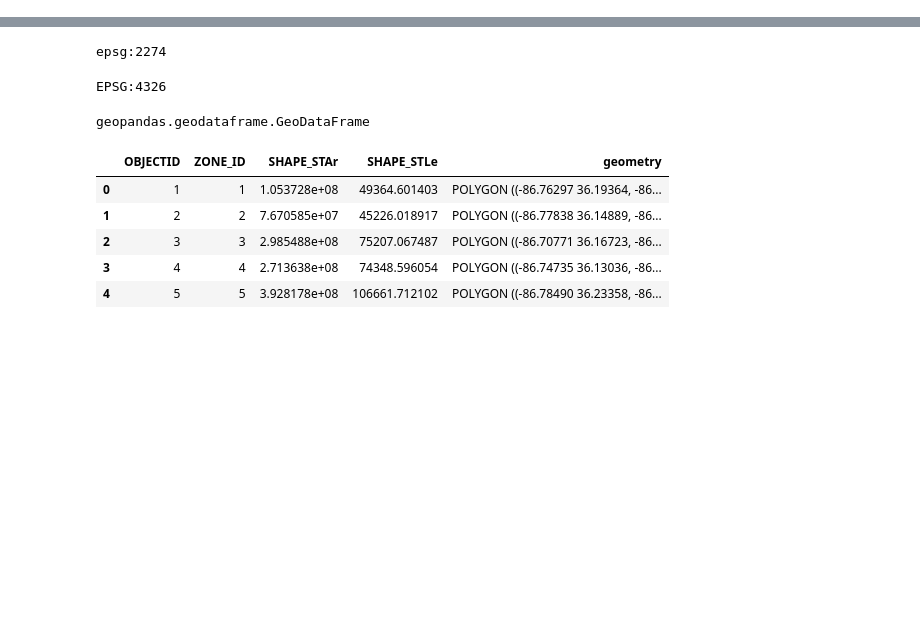
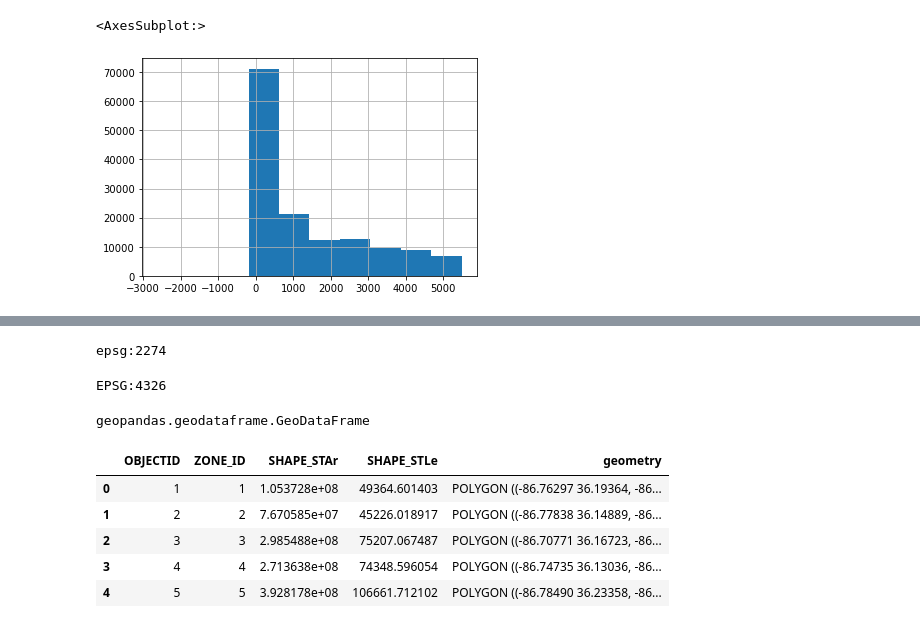
Before and after one commit to Rhunsilval/nashville_scooters_python, a Jupyter notebook: notebooks/bus_and_promise_maps.ipynb, the cells around one changed output, grey strips where cells are left out. Cells and saved outputs as stored; diff of their text form; code cells hidden in the pictures; blank space fills up the shorter version.

```diff
--- a/notebooks/bus_and_promise_maps.ipynb
+++ b/notebooks/bus_and_promise_maps.ipynb
@@ -10,0 +19,5 @@ promise_zone = gpd.read_file('../data/MDHA_Promise_Zones/Export_Output_5.shp')
+# %%
+may_trip.tripDistance.hist()
+# %% [output]
+<AxesSubplot:>
+[figure, added]
```
Also changed, not shown: parts of 28 cells of this notebook, 5 other files.
